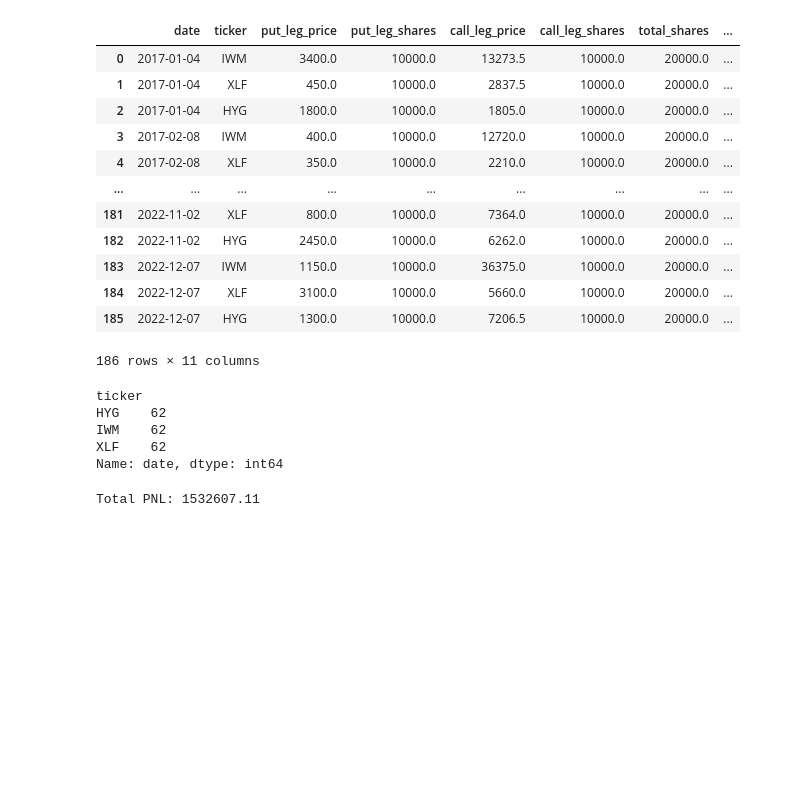
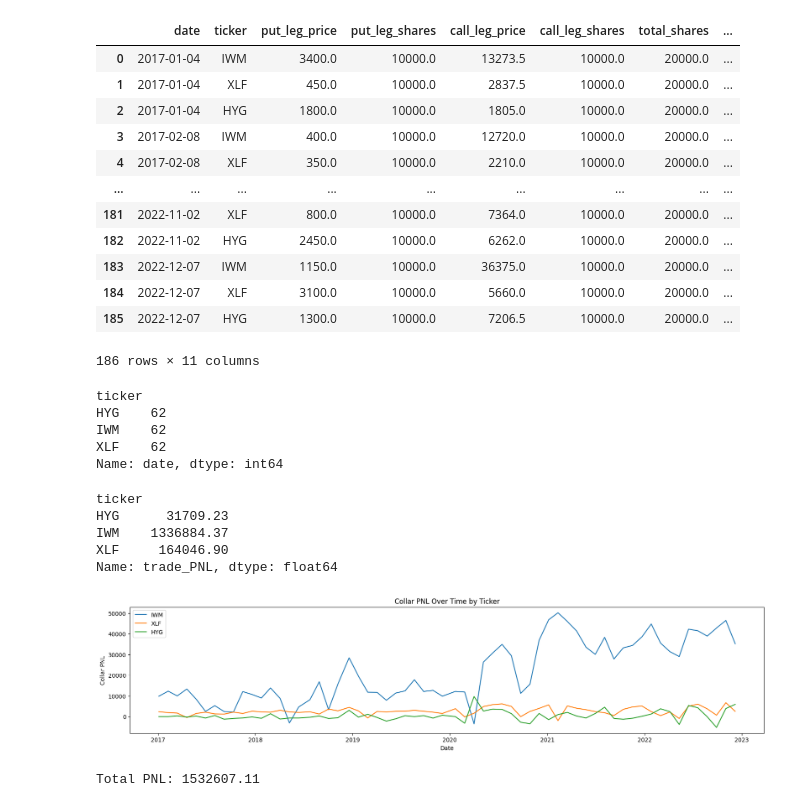
Before and after one commit to twood886/FINM33150_Quant_Trading_Project, a Jupyter notebook: options_collar_strategy.ipynb, the cells around one changed output. Saved outputs shown, nothing was run; the diff lists cells and outputs as text; code cells hidden in the pictures; blank space fills up the shorter version.

```diff
--- a/options_collar_strategy.ipynb
+++ b/options_collar_strategy.ipynb
@@ -446,6 +446,30 @@ HYG    62
 IWM    62
 XLF    62
 Name: date, dtype: int64
+# %%
+# PNL per underlying
+collar_df.groupby('ticker').trade_PNL.sum()
+# %% [output]
+ticker
+HYG      31709.23
+IWM    1336884.37
+XLF     164046.90
+Name: trade_PNL, dtype: float64
+# %%
+plt.figure(figsize=(20,4))
+grouped = collar_df.groupby(['ticker'])
+for ticker in collar_df.ticker.unique():
+    ticker_df = grouped.get_group(ticker)
+    plt.plot(ticker_df.date, ticker_df.trade_PNL, label =ticker)
+    plt.legend()
+
+plt.title('Collar PNL Over Time by Ticker')
+plt.xlabel('Date')
+plt.ylabel('Collar PNL')
+plt.show()
+plt.show()
+# %% [output]
+[figure, added]
 # %%
 total_pnl = collar_df.collar_price.sum() + collar_df.option_settlement.sum()
 print(f"Total PNL: {total_pnl}")
```
Also changed, not shown: parts of 2 cells of this notebook.
